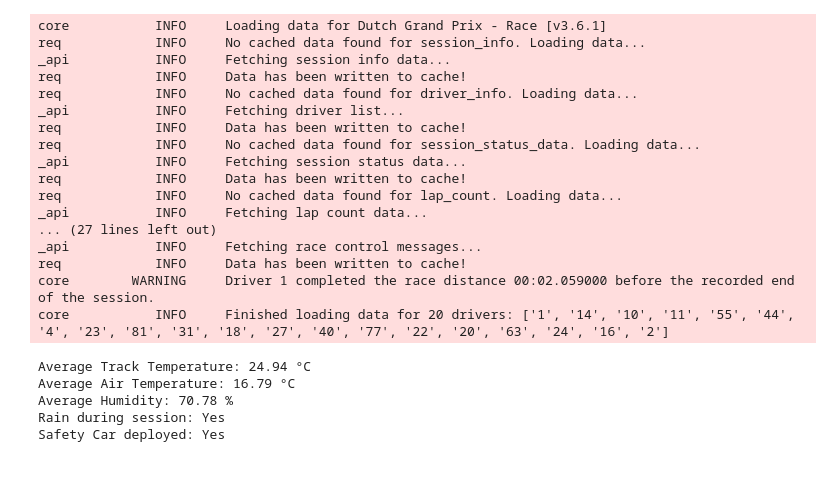
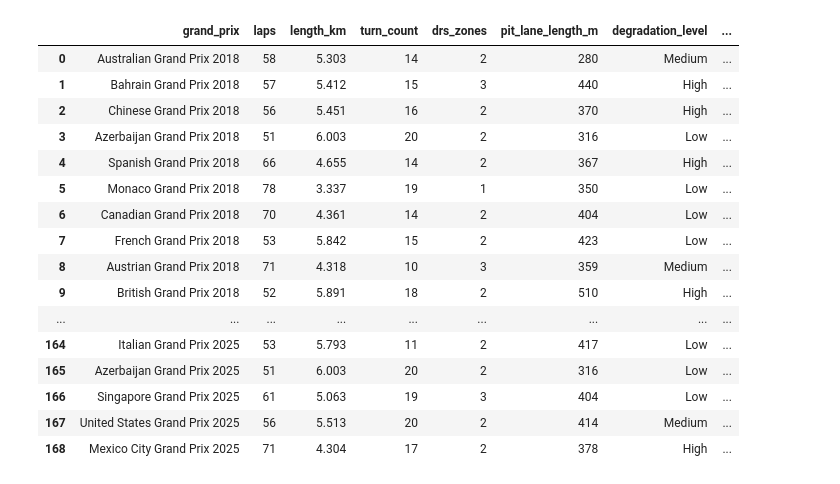
Before and after one commit to idris-p/F1-Strategy-Optimiser, a Jupyter notebook: backend/strategy.ipynb, the cells around one changed output. Drawn from its saved outputs; the diff is of its cells as text; code cells hidden in the pictures.

Commit message:
Got track data

```diff
--- a/backend/strategy.ipynb
+++ b/backend/strategy.ipynb
@@ -1,5 +1,13 @@
 # %%
-import fastf1
+import fastf1, datetime
 import pandas as pd
 
 fastf1.Cache.enable_cache("cache")
+current_datetime = datetime.datetime.now()
+# %%
+def get_safety_car_laps(race_status):
+    count = 0
+    for status in race_status:
+        if '4' in str(status) or '5' in str(status) or '6' in str(status) or '7' in str(status):
+            count += 1
+    return count
@@ -5,0 +191,23 @@ fastf1.Cache.enable_cache("cache")
+# %%
+gp_df.loc[gp_df.grand_prix == 'Sakhir Grand Prix 2020', ['laps', 'length_km', 'turn_count', 'drs_zones']] = [87, 3.543, 11, 2]
+
+pd.set_option('display.max_rows', None)
+gp_df
+# %% [output]
+|  | grand_prix | laps | length_km | turn_count | drs_zones | pit_lane_length_m | degradation_level | ... |
+| 0 | Australian Grand Prix 2018 | 58 | 5.303 | 14 | 2 | 280 | Medium | ... |
+| 1 | Bahrain Grand Prix 2018 | 57 | 5.412 | 15 | 3 | 440 | High | ... |
+| 2 | Chinese Grand Prix 2018 | 56 | 5.451 | 16 | 2 | 370 | High | ... |
+| 3 | Azerbaijan Grand Prix 2018 | 51 | 6.003 | 20 | 2 | 316 | Low | ... |
+| 4 | Spanish Grand Prix 2018 | 66 | 4.655 | 14 | 2 | 367 | High | ... |
+| 5 | Monaco Grand Prix 2018 | 78 | 3.337 | 19 | 1 | 350 | Low | ... |
+| 6 | Canadian Grand Prix 2018 | 70 | 4.361 | 14 | 2 | 404 | Low | ... |
+| 7 | French Grand Prix 2018 | 53 | 5.842 | 15 | 2 | 423 | Low | ... |
+| 8 | Austrian Grand Prix 2018 | 71 | 4.318 | 10 | 3 | 359 | Medium | ... |
+| 9 | British Grand Prix 2018 | 52 | 5.891 | 18 | 2 | 510 | High | ... |
+| ... | ... | ... | ... | ... | ... | ... | ... | ... |
+| 164 | Italian Grand Prix 2025 | 53 | 5.793 | 11 | 2 | 417 | Low | ... |
+| 165 | Azerbaijan Grand Prix 2025 | 51 | 6.003 | 20 | 2 | 316 | Low | ... |
+| 166 | Singapore Grand Prix 2025 | 61 | 5.063 | 19 | 3 | 404 | Low | ... |
+| 167 | United States Grand Prix 2025 | 56 | 5.513 | 20 | 2 | 414 | Medium | ... |
+| 168 | Mexico City Grand Prix 2025 | 71 | 4.304 | 17 | 2 | 378 | High | ... |
@@ -6,42 +216,11 @@ fastf1.Cache.enable_cache("cache")
 # %%
-session = fastf1.get_session(2023, 'Zandvoort', 'Race')
-session.load()
+# session = fastf1.get_session(2021, 'Belgium', 'Race')
+# session.load()
 
-weather = session.weather_data
-avg_track_temp = weather['TrackTemp'].mean()
-avg_air_temp = weather['AirTemp'].mean()
-avg_humidity = weather['Humidity'].mean()
-rain = weather['Rainfall'].sum() > 0
+# laps = session.laps
+# race_status = laps.groupby('LapNumber')['TrackStatus'].agg(lambda x: x.mode()[0] if not x.mode().empty else None)
 
-laps = session.laps
-track_status = laps['TrackStatus'].astype(str).dropna()
-safety_car = track_status.str.contains('4|5|6').any()
-
-print(f"Average Track Temperature: {avg_track_temp:.2f} °C")
-print(f"Average Air Temperature: {avg_air_temp:.2f} °C")
-print(f"Average Humidity: {avg_humidity:.2f} %")
-print(f"Rain during session: {'Yes' if rain else 'No'}")
-print(f"Safety Car deployed: {'Yes' if safety_car else 'No'}")
+# print(race_status)
+# print(safety_car_laps(race_status))
+# # # print(f"Track Status entries indicating safety car: {track_status}")
+# # # print(f"Safety Car deployed: {'Yes' if safety_car else 'No'}")
-# %% [output]
-core           INFO     Loading data for Dutch Grand Prix - Race [v3.6.1]
-req            INFO     No cached data found for session_info. Loading data...
-_api           INFO     Fetching session info data...
-req            INFO     Data has been written to cache!
-req            INFO     No cached data found for driver_info. Loading data...
-_api           INFO     Fetching driver list...
-req            INFO     Data has been written to cache!
-req            INFO     No cached data found for session_status_data. Loading data...
-_api           INFO     Fetching session status data...
-req            INFO     Data has been written to cache!
-req            INFO     No cached data found for lap_count. Loading data...
-_api           INFO     Fetching lap count data...
-... (27 lines left out)
-_api           INFO     Fetching race control messages...
-req            INFO     Data has been written to cache!
-core        WARNING     Driver 1 completed the race distance 00:02.059000 before the recorded end of the session.
-core           INFO     Finished loading data for 20 drivers: ['1', '14', '10', '11', '55', '44', '4', '23', '81', '31', '18', '27', '40', '77', '22', '20', '63', '24', '16', '2']
-Average Track Temperature: 24.94 °C
-Average Air Temperature: 16.79 °C
-Average Humidity: 70.78 %
-Rain during session: Yes
-Safety Car deployed: Yes
```
Also changed, not shown: parts of 3 cells of this notebook, 3 other files.
